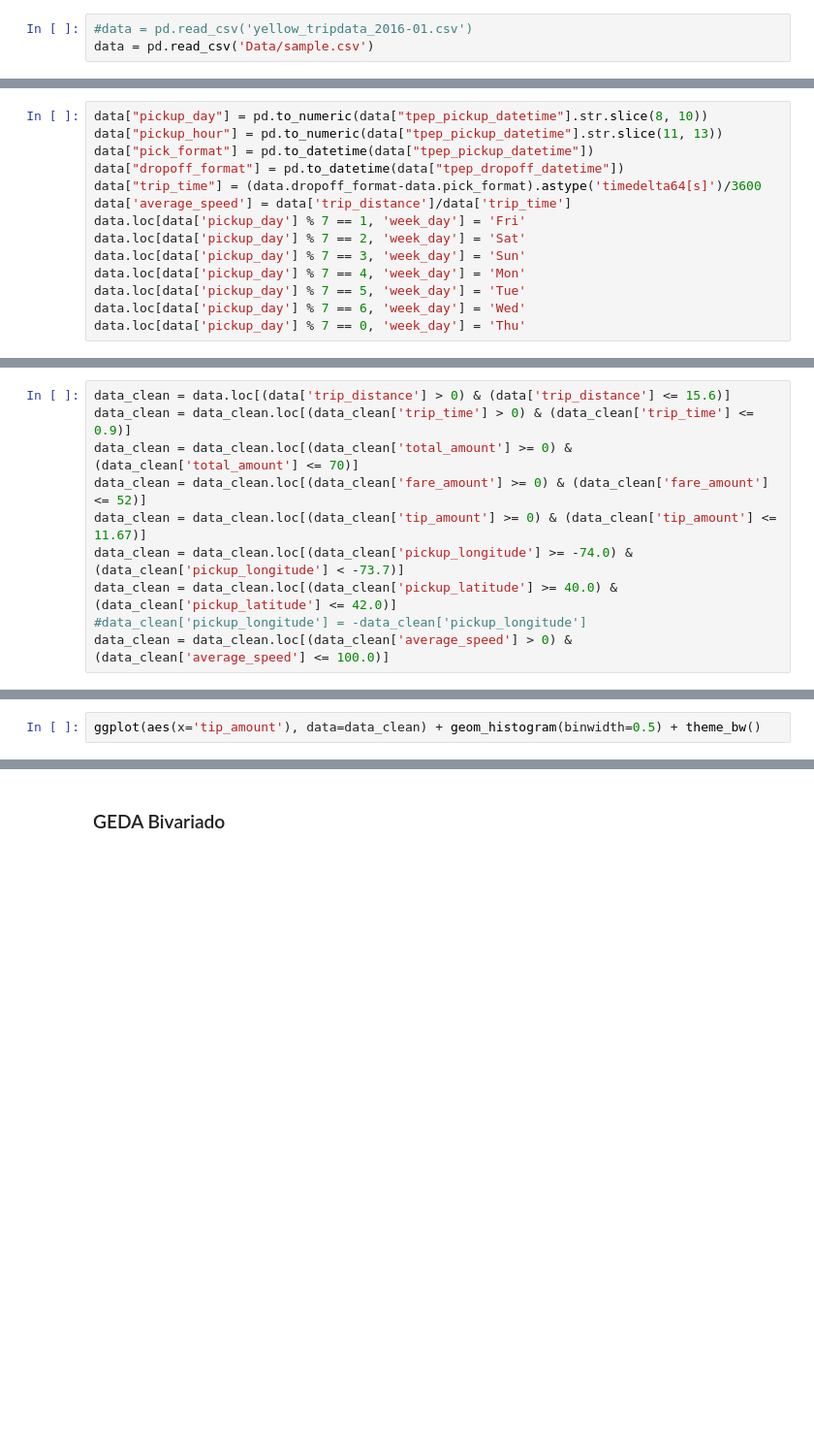
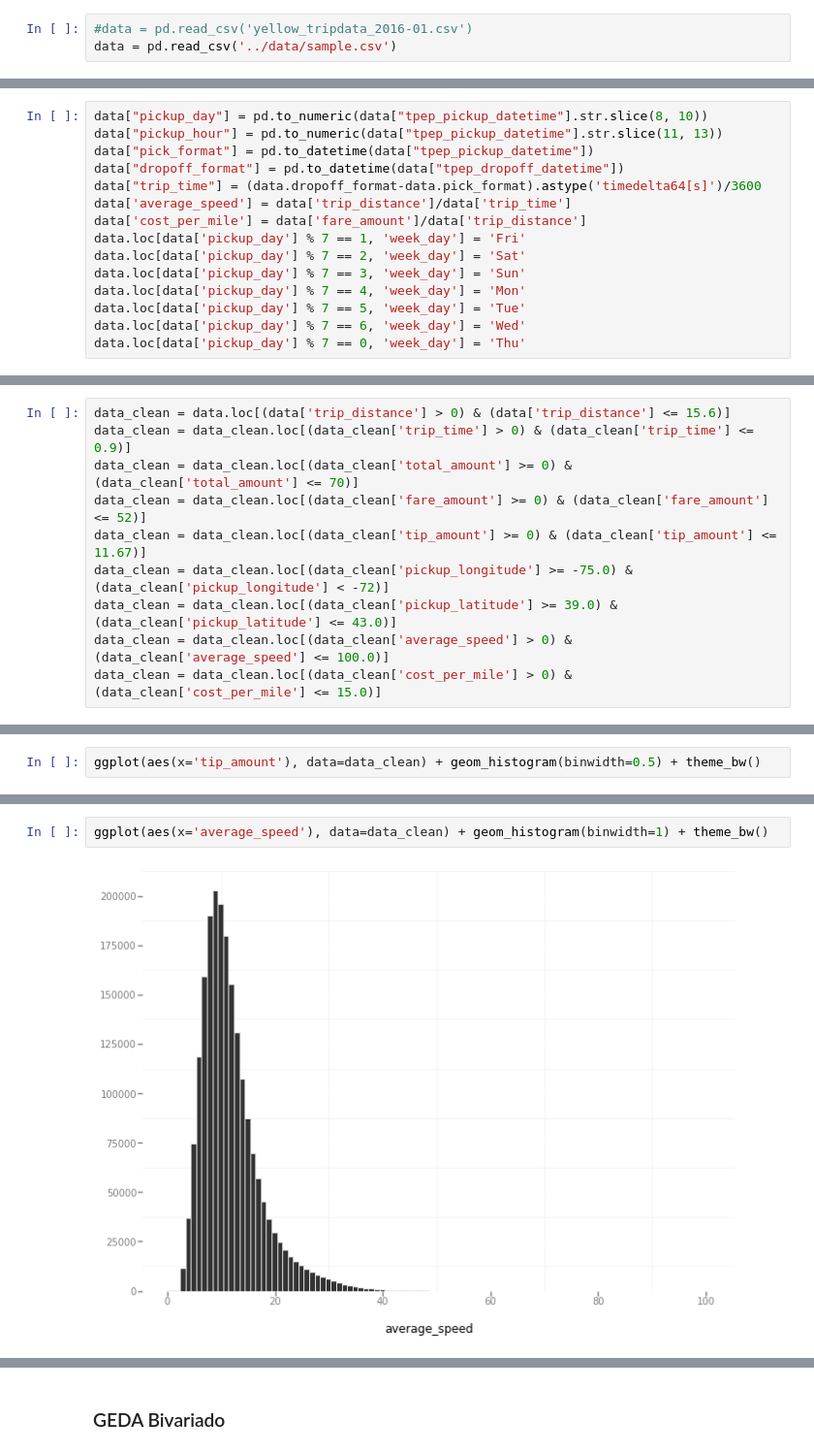
Before and after one commit to cchallu/datank_challenge, a Jupyter notebook: source/datank_challenge.ipynb, the cells around one changed output, grey strips where cells are left out. Shown at 97% size. Cells and saved outputs as stored; diff of their text form; blank space fills up the shorter version.

```diff
--- a/source/datank_challenge.ipynb
+++ b/source/datank_challenge.ipynb
@@ -5,5 +8,5 @@ from ggplot import *
 # %%
 #data = pd.read_csv('yellow_tripdata_2016-01.csv')
-data = pd.read_csv('Data/sample.csv')
+data = pd.read_csv('../data/sample.csv')
 # %%
 data.head()
@@ -18,6 +64,7 @@ data["pick_format"] = pd.to_datetime(data["tpep_pickup_datetime"])
 data["dropoff_format"] = pd.to_datetime(data["tpep_dropoff_datetime"])
 data["trip_time"] = (data.dropoff_format-data.pick_format).astype('timedelta64[s]')/3600
 data['average_speed'] = data['trip_distance']/data['trip_time']
+data['cost_per_mile'] = data['fare_amount']/data['trip_distance']
 data.loc[data['pickup_day'] % 7 == 1, 'week_day'] = 'Fri'
 data.loc[data['pickup_day'] % 7 == 2, 'week_day'] = 'Sat'
 data.loc[data['pickup_day'] % 7 == 3, 'week_day'] = 'Sun'
@@ -51 +96,11 @@ data_clean.head()
+# %%
+data_clean = data.loc[(data['trip_distance'] > 0) & (data['trip_distance'] <= 15.6)]
+data_clean = data_clean.loc[(data_clean['trip_time'] > 0) & (data_clean['trip_time'] <= 0.9)]
+data_clean = data_clean.loc[(data_clean['total_amount'] >= 0) & (data_clean['total_amount'] <= 70)]
+data_clean = data_clean.loc[(data_clean['fare_amount'] >= 0) & (data_clean['fare_amount'] <= 52)]
+data_clean = data_clean.loc[(data_clean['tip_amount'] >= 0) & (data_clean['tip_amount'] <= 11.67)]
+data_clean = data_clean.loc[(data_clean['pickup_longitude'] >= -75.0) & (data_clean['pickup_longitude'] < -72)]
+data_clean = data_clean.loc[(data_clean['pickup_latitude'] >= 39.0) & (data_clean['pickup_latitude'] <= 43.0)]
+data_clean = data_clean.loc[(data_clean['average_speed'] > 0) & (data_clean['average_speed'] <= 100.0)]
+data_clean = data_clean.loc[(data_clean['cost_per_mile'] > 0) & (data_clean['cost_per_mile'] <= 15.0)]
 # %%
@@ -53,13 +120,3 @@ data.describe(percentiles=[.01, .25, .5, .75, .99])
-# %%
-data_clean = data.loc[(data['trip_distance'] > 0) & (data['trip_distance'] <= 15.6)]
-data_clean = data_clean.loc[(data_clean['trip_time'] > 0) & (data_clean['trip_time'] <= 0.9)]
-data_clean = data_clean.loc[(data_clean['total_amount'] >= 0) & (data_clean['total_amount'] <= 70)]
-data_clean = data_clean.loc[(data_clean['fare_amount'] >= 0) & (data_clean['fare_amount'] <= 52)]
-data_clean = data_clean.loc[(data_clean['tip_amount'] >= 0) & (data_clean['tip_amount'] <= 11.67)]
-data_clean = data_clean.loc[(data_clean['pickup_longitude'] >= -74.0) & (data_clean['pickup_longitude'] < -73.7)]
-data_clean = data_clean.loc[(data_clean['pickup_latitude'] >= 40.0) & (data_clean['pickup_latitude'] <= 42.0)]
-#data_clean['pickup_longitude'] = -data_clean['pickup_longitude']
-data_clean = data_clean.loc[(data_clean['average_speed'] > 0) & (data_clean['average_speed'] <= 100.0)]
 # %% [markdown]
 ### GEDA Univariado
 # %%
@@ -86,0 +155,4 @@ ggplot(aes(x='tip_amount'), data=data_clean) + geom_histogram(binwidth=0.5) + th
+# %%
+ggplot(aes(x='average_speed'), data=data_clean) + geom_histogram(binwidth=1) + theme_bw()
+# %% [output]
+[figure, added]
```
Also changed, not shown: parts of 22 cells of this notebook.
